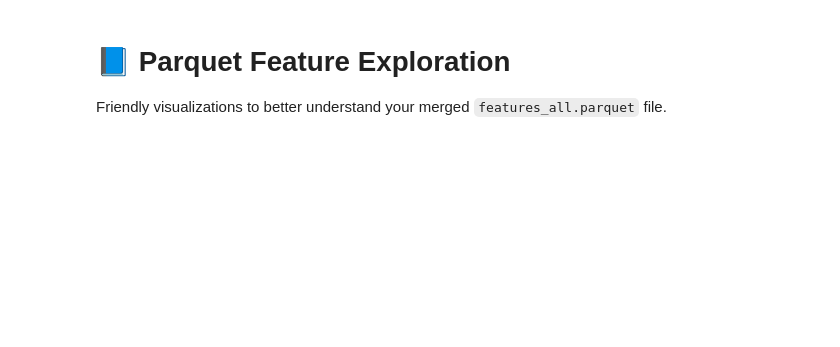
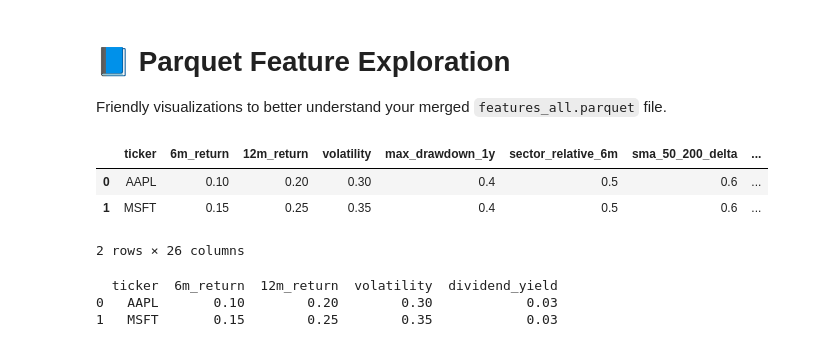
Before and after one commit to IMGitH/dvmax, a Jupyter notebook: explore_parquet.ipynb, the cells around one changed output. Drawn from its saved outputs; the diff is of its cells as text; code cells hidden in the pictures; blank space fills up the shorter version.

Commit message:
add test for deat gen + test nb

```diff
--- a/explore_parquet.ipynb
+++ b/explore_parquet.ipynb
@@ -4,18 +4,30 @@ Friendly visualizations to better understand your merged `features_all.parquet`
 # %%
 # 📦 Setup
 import polars as pl
 import matplotlib.pyplot as plt
 import seaborn as sns
 
 # 📁 Load the merged Parquet
-parquet_path = "features_all.parquet"
+# parquet_path = "features_all.parquet"
+parquet_path = "/tmp/pytest-of-codespace/pytest-8/test_generate_feature_parquets0/features_parquet/features_all.parquet"
 df = pl.read_parquet(parquet_path)
 
 # 🔁 Convert to pandas for viz (optional)
 pdf = df.to_pandas()
 
 # 👀 Preview data
 pdf.head()
+# %% [output]
+|  | ticker | 6m_return | 12m_return | volatility | max_drawdown_1y | sector_relative_6m | sma_50_200_delta | ... |
+| 0 | AAPL | 0.10 | 0.20 | 0.30 | 0.4 | 0.5 | 0.6 | ... |
+| 1 | MSFT | 0.15 | 0.25 | 0.35 | 0.4 | 0.5 | 0.6 | ... |
+2 rows × 26 columns
+# %%
+print(pdf[["ticker", "6m_return", "12m_return", "volatility", "dividend_yield"]])
+# %% [output]
+  ticker  6m_return  12m_return  volatility  dividend_yield
+0   AAPL       0.10        0.20        0.30            0.03
+1   MSFT       0.15        0.25        0.35            0.03
 # %%
 # 📊 Basic Info
 print("Shape:", pdf.shape)
```
Also changed, not shown: parts of 6 cells of this notebook, 1 other file.
